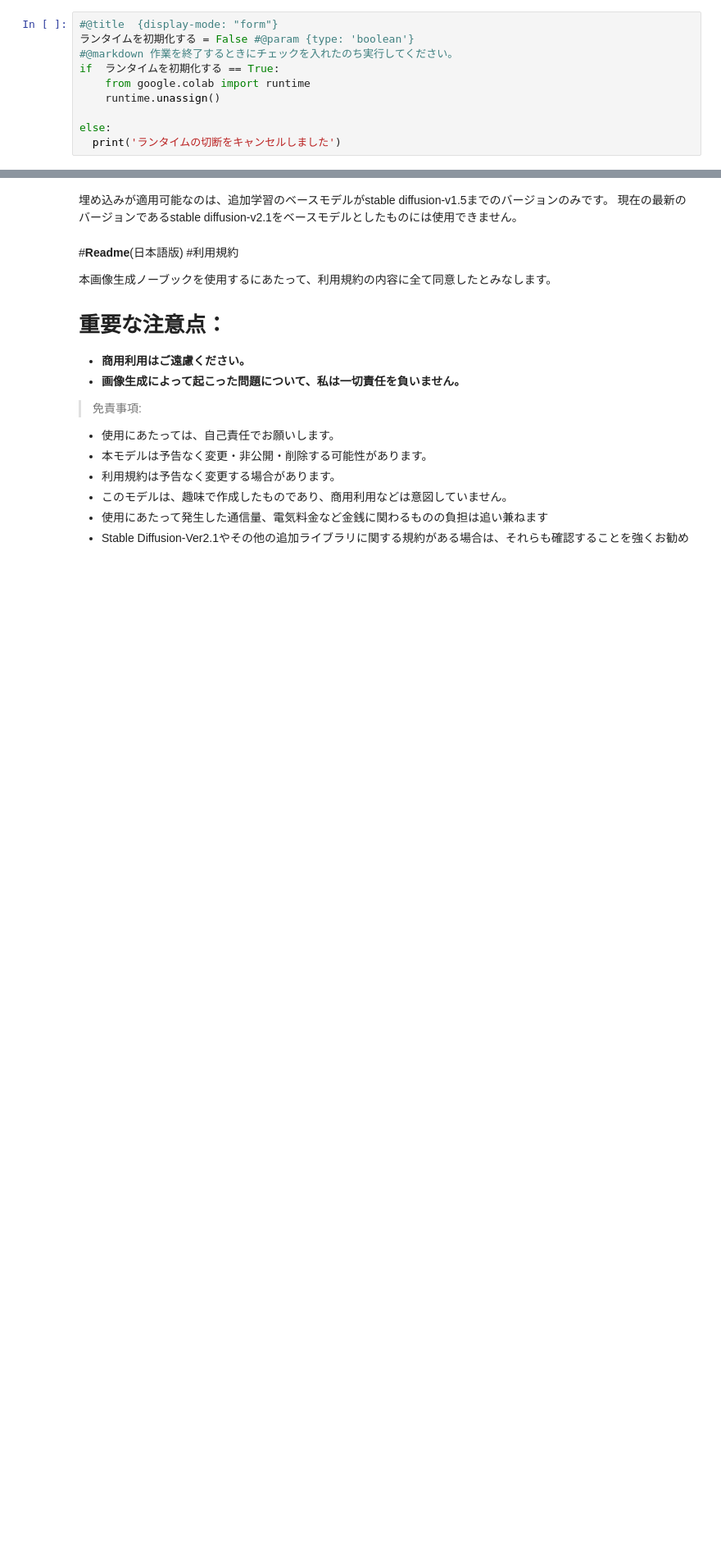
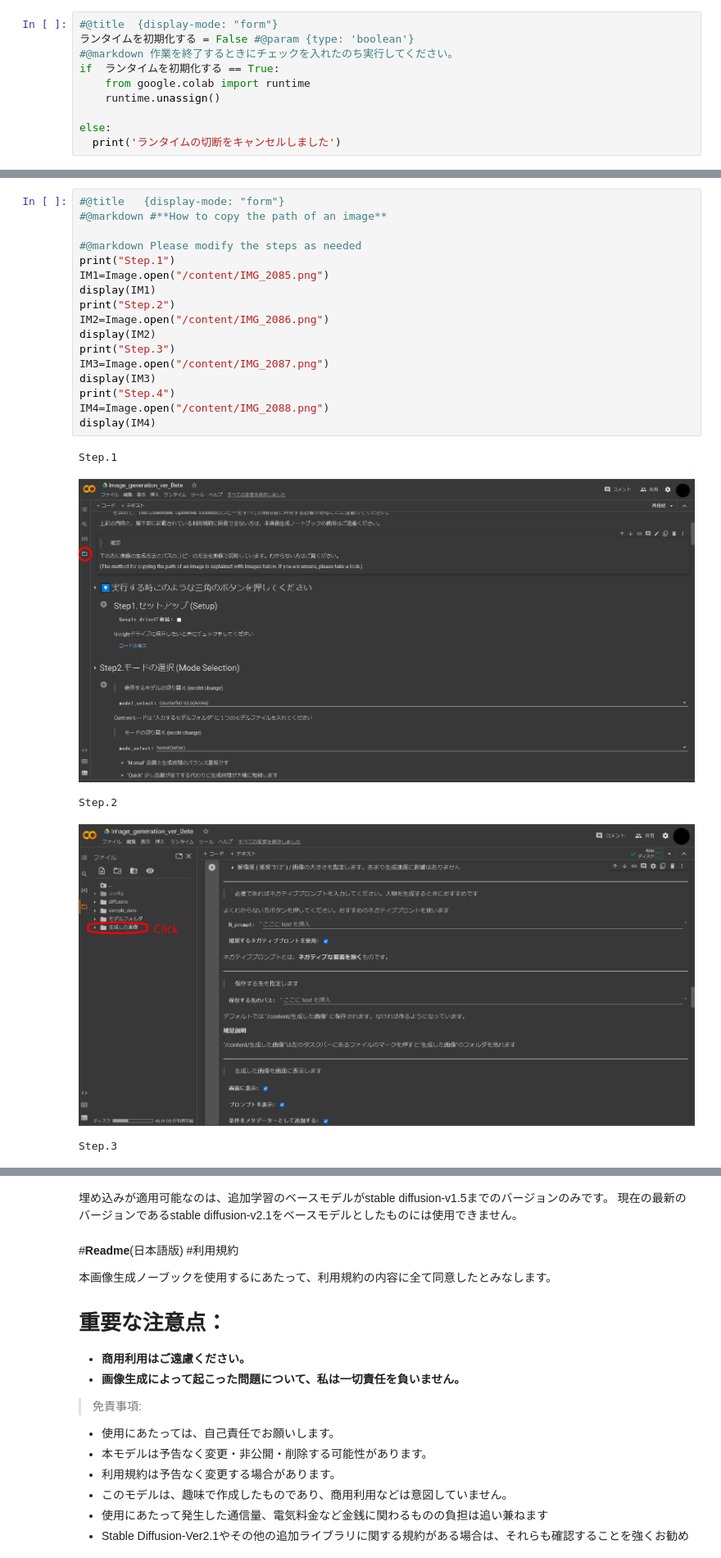
Before and after one commit to suzukimain/diffusers_in_Colab, a Jupyter notebook: diffusers_in_Colab.ipynb, the cells around one changed output, grey strips where cells are left out. Shown at 82% size. Saved outputs shown, nothing was run; the diff lists cells and outputs as text; blank space fills up the shorter version.

```diff
--- a/diffusers_in_Colab.ipynb
+++ b/diffusers_in_Colab.ipynb
@@ -1226,0 +1005,23 @@ else:
+# %%
+#@title   {display-mode: "form"}
+#@markdown #**How to copy the path of an image**
+
+#@markdown Please modify the steps as needed
+print("Step.1")
+IM1=Image.open("/content/IMG_2085.png")
+display(IM1)
+print("Step.2")
+IM2=Image.open("/content/IMG_2086.png")
+display(IM2)
+print("Step.3")
+IM3=Image.open("/content/IMG_2087.png")
+display(IM3)
+print("Step.4")
+IM4=Image.open("/content/IMG_2088.png")
+display(IM4)
+# %% [output]
+Step.1
+[figure, added]
+Step.2
+[figure, added]
+Step.3
```
Also changed, not shown: parts of 10 cells of this notebook.
